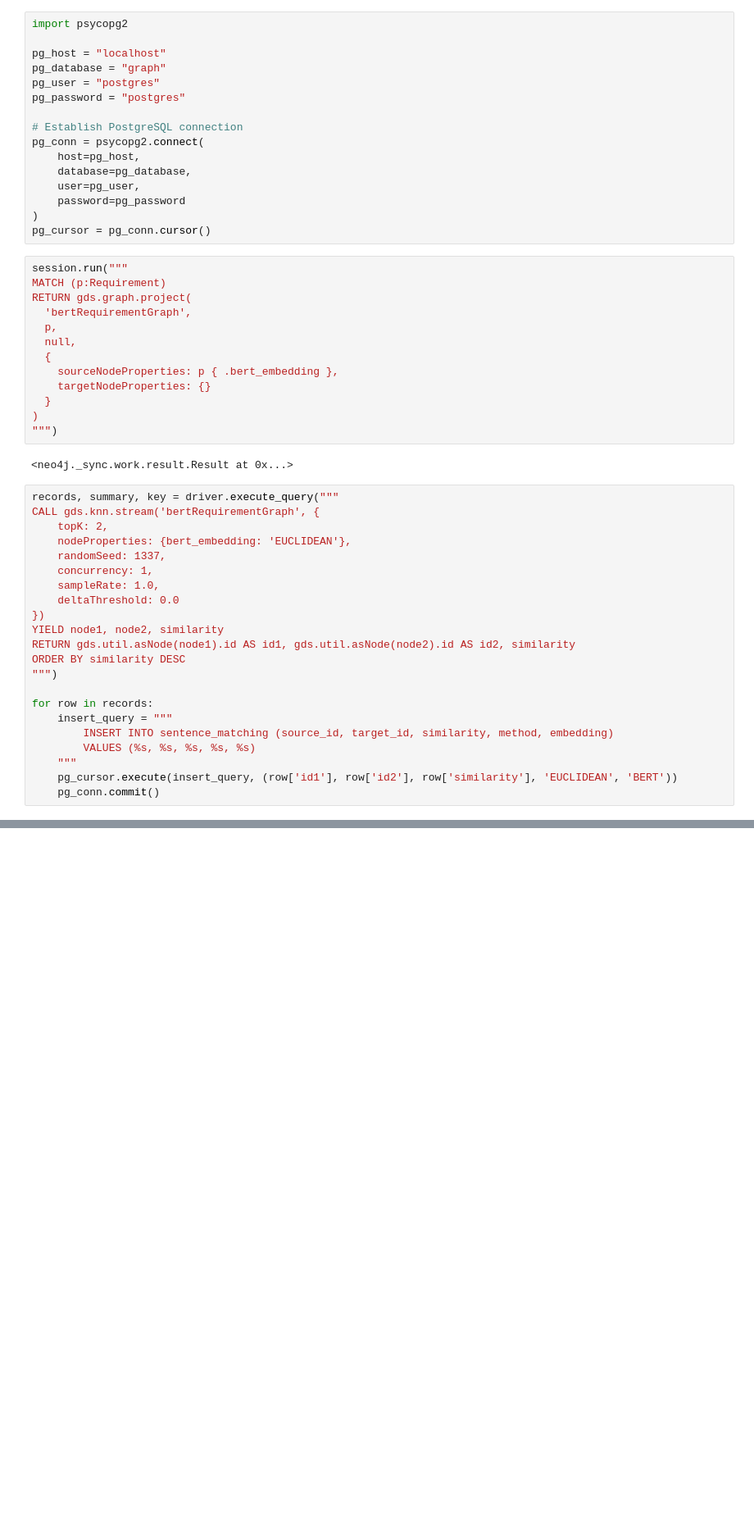
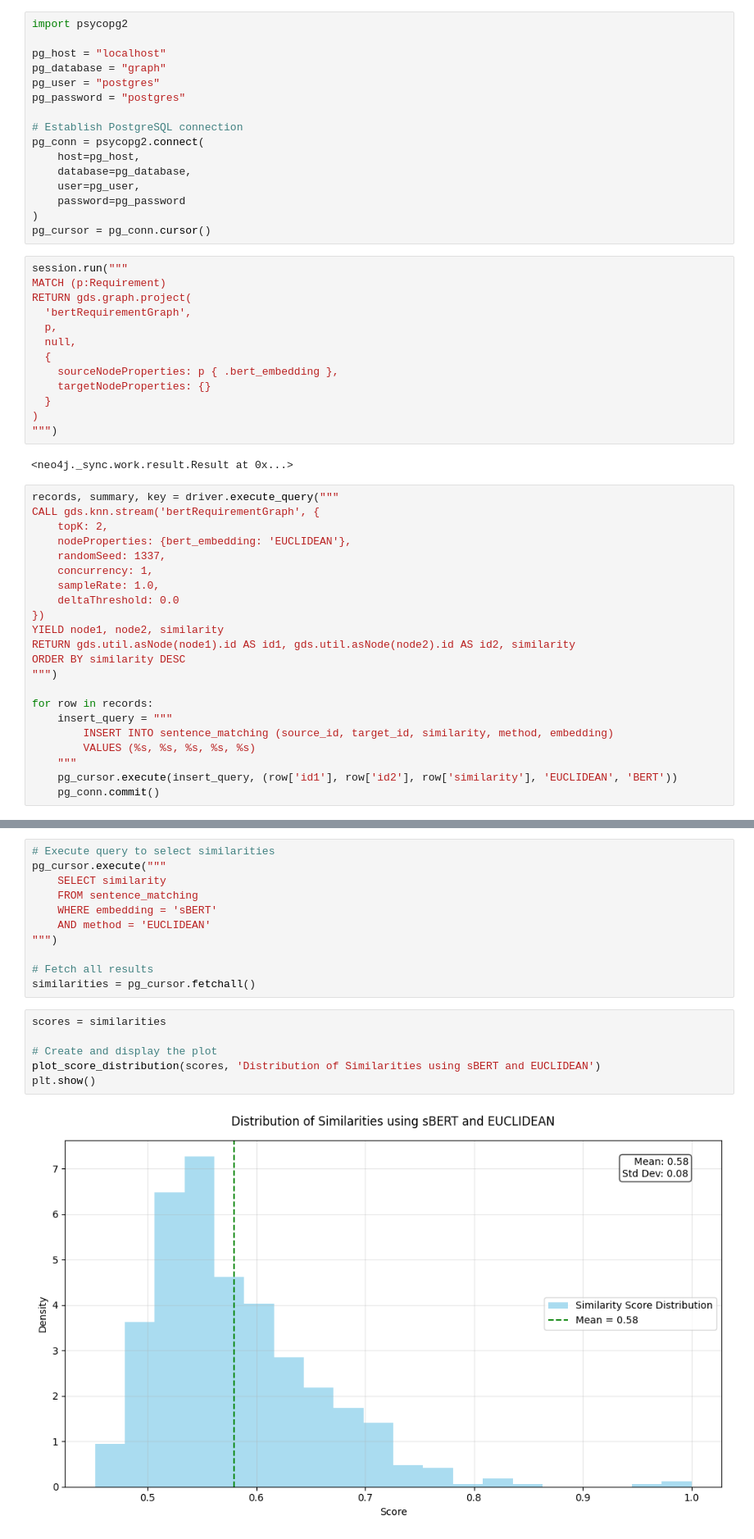
Before and after one commit to fahmisyaifudin/neo4j-requirement-rag, a Jupyter notebook: sentence-base-matching.ipynb, the cells around one changed output, grey strips where cells are left out. Shown at 82% size. Cells and saved outputs as stored; diff of their text form; blank space fills up the shorter version.

Commit message:
Feat: grap & sentence base matching

```diff
--- a/sentence-base-matching.ipynb
+++ b/sentence-base-matching.ipynb
@@ -63,0 +115,19 @@ for row in records:
+# %%
+# Execute query to select similarities
+pg_cursor.execute("""
+    SELECT similarity
+    FROM sentence_matching
+    WHERE embedding = 'sBERT'
+    AND method = 'EUCLIDEAN'
+""")
+
+# Fetch all results
+similarities = pg_cursor.fetchall()
+# %%
+scores = similarities
+
+# Create and display the plot
+plot_score_distribution(scores, 'Distribution of Similarities using sBERT and EUCLIDEAN')
+plt.show()
+# %% [output]
+[figure, added]
```
Also changed, not shown: parts of 4 cells of this notebook, 5 other files.
